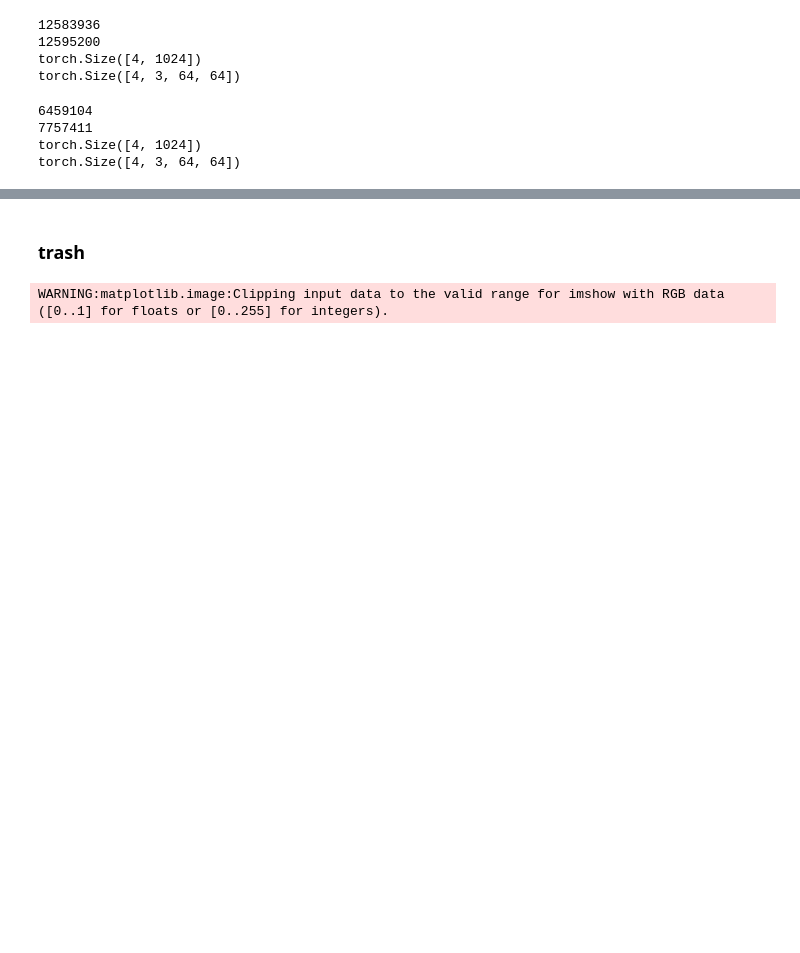
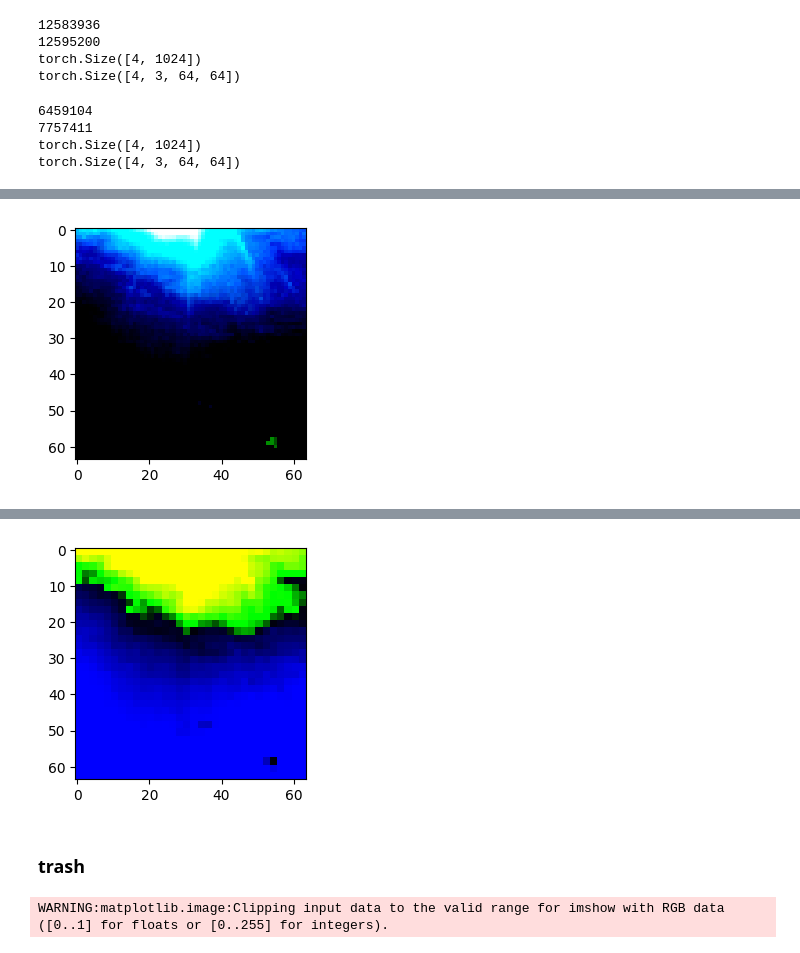
Before and after one commit to eisbetterthanpi/pytorch, a Jupyter notebook: conv_autoencoder.ipynb, the cells around one changed output, grey strips where cells are left out. Saved outputs shown, nothing was run; the diff lists cells and outputs as text; code cells hidden in the pictures; blank space fills up the shorter version.

```diff
--- a/conv_autoencoder.ipynb
+++ b/conv_autoencoder.ipynb
@@ -912,0 +1271,8 @@ torch.Size([4, 3, 64, 64])
+# %%
+model = PixelShuffleConvDown(in_ch=2, out_ch = 2, kernel_sizes=3)
+for name, param in model.named_parameters():
+    try: print(name, param.shape, param[:,:,0,0])
+    except: print(name, param.shape, param)
+    # break
+# net.1.weight torch.Size([2, 8, 3, 3]) tensor([[ 0.0092, -0.1583,  0.0092, -0.1583,  0.0092, -0.1583,  0.0092, -0.1583],
+#         [ 0.1778,  0.2973,  0.1778,  0.2973,  0.1778,  0.2973,  0.1778,  0.2973]],
@@ -913,3 +1285,14 @@ torch.Size([4, 3, 64, 64])
+# %%
+
+x = torch.rand(1,8,2,2)
+print(x)
+out= nn.PixelShuffle(2)(x)
+print(out)
+
+x = torch.rand(1,2,4,4)
+print(x)
+out= nn.PixelUnshuffle(2)(x)
+print(out)
 # %%
 # @title train autoencoder
 # optim = torch.optim.AdamW(model.parameters(), 1e-3, (0.9, 0.95)) # 256 lr = 1e-3
@@ -1009,0 +1350,34 @@ WARNING:matplotlib.image:Clipping input data to the valid range for imshow with
+# %%
+
+train_iter = iter(train_data)
+img = next(train_iter)
+imshow(img)
+
+def init_conv(conv, out_r=1, in_r=1):
+    o, i, h, w = conv.weight.shape
+    conv_weight = torch.empty(o//out_r**2, i//in_r**2, h, w)
+    nn.init.kaiming_uniform_(conv_weight)
+    # conv.weight.data.copy_(conv_weight.repeat_interleave(out_r**2, dim=0).repeat_interleave(in_r**2, dim=1))
+    conv.weight.data.copy_(conv_weight.repeat_interleave(out_r**2, dim=0).repeat(1,in_r**2, 1,1))
+    if conv.bias is not None: nn.init.zeros_(conv.bias)
+    return conv
+
+
+with torch.no_grad():
+    # out = PixelShuffleConv(3, 3, kernel_size=1, r=1/2)(img)
+    # out = nn.Conv2d(3, 3, kernel_size=1)(img)
+
+    img = nn.PixelUnshuffle(2)(img)
+    # img = nn.Conv2d(3*2**2, 3*1**2, 1, 1, padding=1//2)(img)
+    img = init_conv(nn.Conv2d(3*2**2, 3//1**2, 1, 1, padding=1//2), out_r=1, in_r=2)(img)
+
+
+    img = init_conv(nn.Conv2d(3*1**2, 3*2**2, 1, 1, padding=1//2), out_r=2, in_r=1)(img)
+    # # img = nn.Conv2d(3*1**2, 3*2**2, 1, 1, padding=1//2)(img)
+    img = nn.PixelShuffle(2)(img)
+
+    # img = nn.Conv2d(12, 3, kernel_size=1)(img)
+    # out = PixelShuffleConv(3, 3, kernel_size=1, r=2)(img)
+
+    imshow(img)
+# %% [output]
@@ -1009,0 +1385 @@ WARNING:matplotlib.image:Clipping input data to the valid range for imshow with
+[figure, added]
@@ -1010,3 +1387,4 @@ WARNING:matplotlib.image:Clipping input data to the valid range for imshow with
+[figure, added]
 # %%
 # @title autoencoder down
 
```
Also changed, not shown: parts of 11 cells of this notebook.
